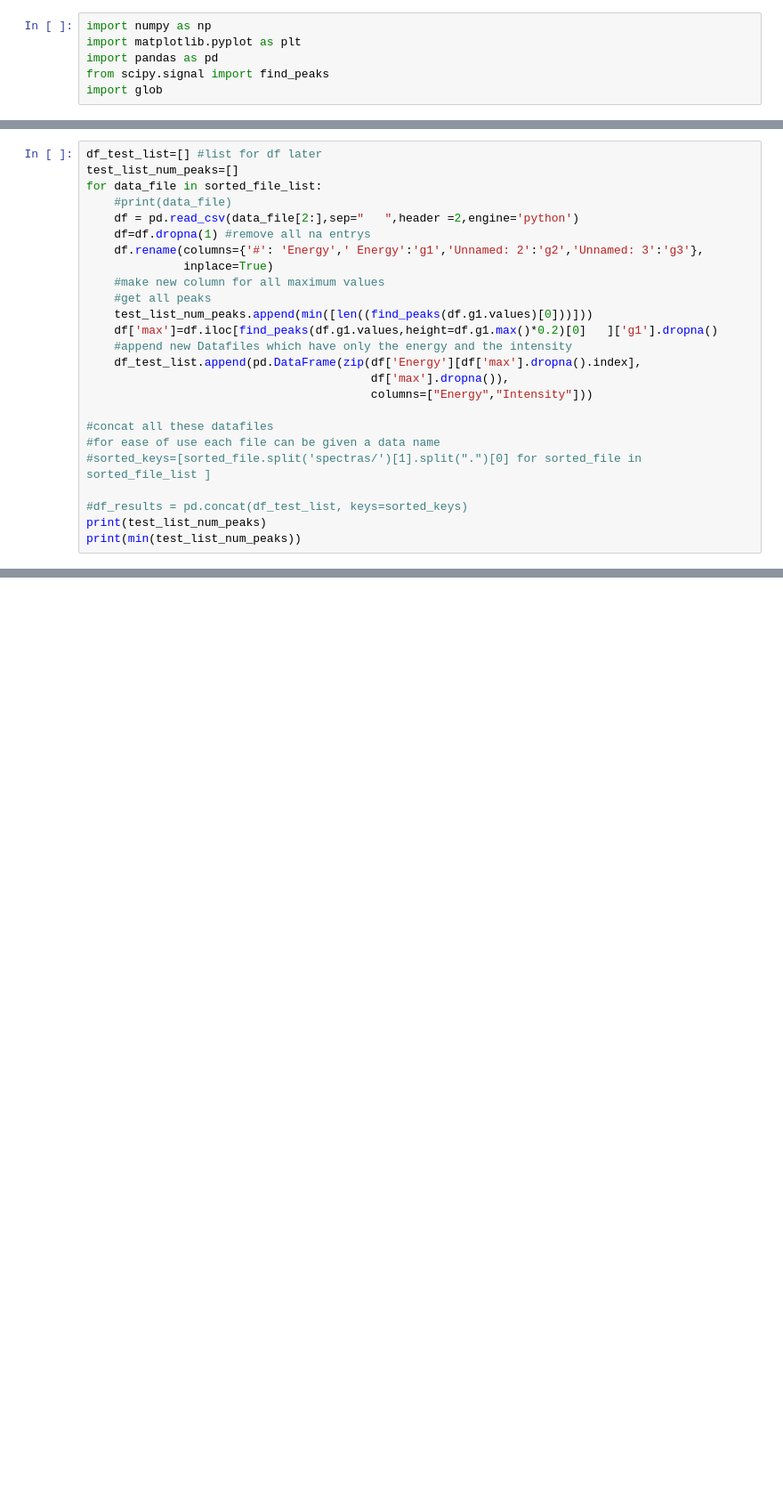
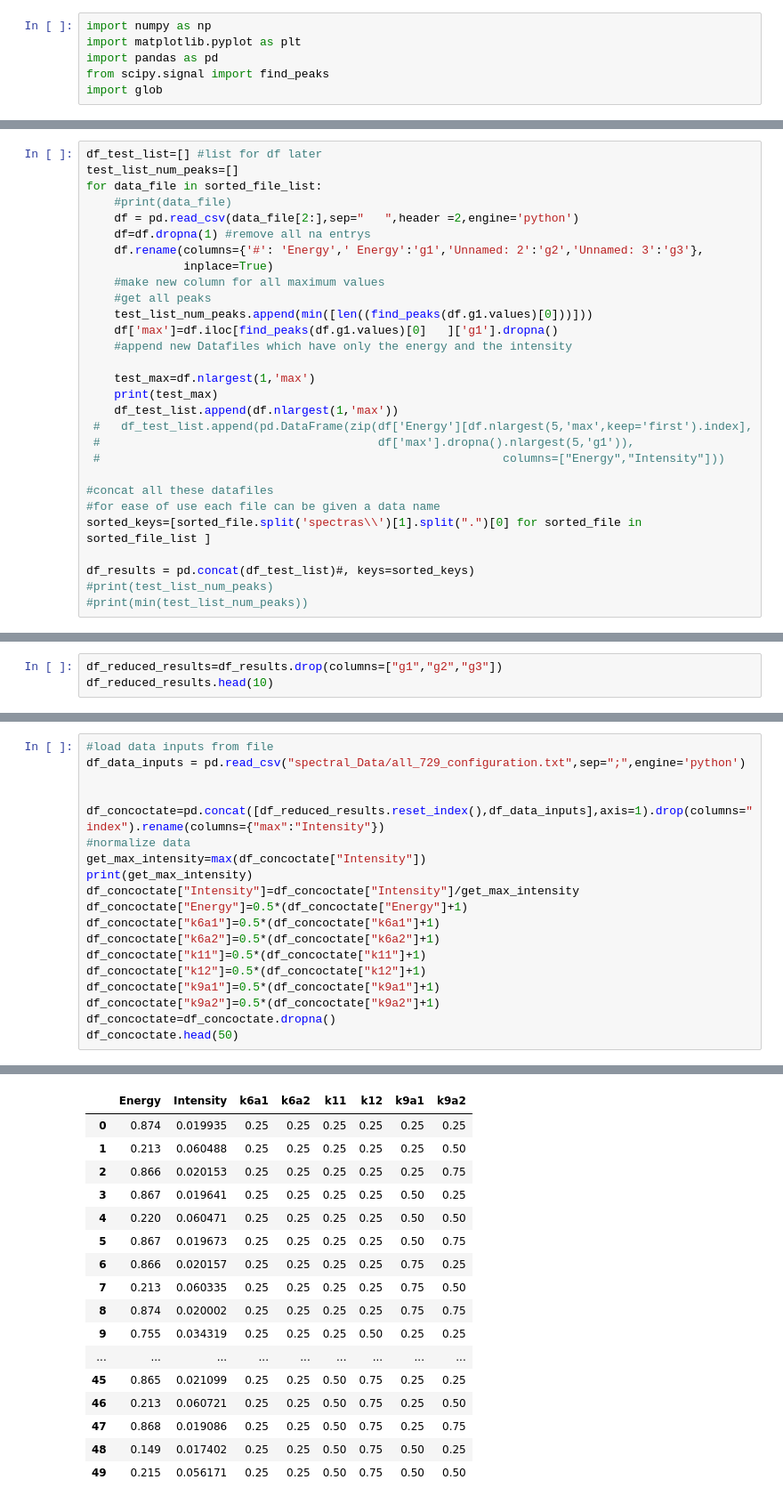
Before and after one commit to GwydionJon/EN_learn, a Jupyter notebook: Read_Spectrum_V2.ipynb, the cells around one changed output, grey strips where cells are left out. Shown at 89% size. Saved outputs shown, nothing was run; the diff lists cells and outputs as text; blank space fills up the shorter version.

Commit message:
lot of stuff
added ML_one maximum and corresponding data generation (read_spectrum_V2)

```diff
--- a/Read_Spectrum_V2.ipynb
+++ b/Read_Spectrum_V2.ipynb
@@ -37,17 +37,21 @@ for data_file in sorted_file_list:
     #make new column for all maximum values
     #get all peaks
     test_list_num_peaks.append(min([len((find_peaks(df.g1.values)[0]))]))
-    df['max']=df.iloc[find_peaks(df.g1.values,height=df.g1.max()*0.2)[0]   ]['g1'].dropna()
+    df['max']=df.iloc[find_peaks(df.g1.values)[0]   ]['g1'].dropna()
     #append new Datafiles which have only the energy and the intensity
-    df_test_list.append(pd.DataFrame(zip(df['Energy'][df['max'].dropna().index],
-                                         df['max'].dropna()),
-                                         columns=["Energy","Intensity"]))
+
+    test_max=df.nlargest(1,'max')
+    print(test_max)
+    df_test_list.append(df.nlargest(1,'max'))
+ #   df_test_list.append(pd.DataFrame(zip(df['Energy'][df.nlargest(5,'max',keep='first').index],
+ #                                        df['max'].dropna().nlargest(5,'g1')),
+ #                                                          columns=["Energy","Intensity"]))
 
 #concat all these datafiles
 #for ease of use each file can be given a data name
-#sorted_keys=[sorted_file.split('spectras/')[1].split(".")[0] for sorted_file in sorted_file_list ]
+sorted_keys=[sorted_file.split('spectras\\')[1].split(".")[0] for sorted_file in sorted_file_list ]
 
-#df_results = pd.concat(df_test_list, keys=sorted_keys)
-print(test_list_num_peaks)
-print(min(test_list_num_peaks))
+df_results = pd.concat(df_test_list)#, keys=sorted_keys)
+#print(test_list_num_peaks)
+#print(min(test_list_num_peaks))
 # %% [output]
@@ -60,0 +75,3 @@ df_data_inputs = pd.read_csv("spectral_Data/all_729_configuration.txt",sep=";",e
+# %%
+df_reduced_results=df_results.drop(columns=["g1","g2","g3"])
+df_reduced_results.head(10)
@@ -60,0 +90,20 @@ df_data_inputs = pd.read_csv("spectral_Data/all_729_configuration.txt",sep=";",e
+# %%
+#load data inputs from file
+df_data_inputs = pd.read_csv("spectral_Data/all_729_configuration.txt",sep=";",engine='python')
+
+
+df_concoctate=pd.concat([df_reduced_results.reset_index(),df_data_inputs],axis=1).drop(columns="index").rename(columns={"max":"Intensity"})
+#normalize data
+get_max_intensity=max(df_concoctate["Intensity"])
+print(get_max_intensity)
+df_concoctate["Intensity"]=df_concoctate["Intensity"]/get_max_intensity
+df_concoctate["Energy"]=0.5*(df_concoctate["Energy"]+1)
+df_concoctate["k6a1"]=0.5*(df_concoctate["k6a1"]+1)
+df_concoctate["k6a2"]=0.5*(df_concoctate["k6a2"]+1)
+df_concoctate["k11"]=0.5*(df_concoctate["k11"]+1)
+df_concoctate["k12"]=0.5*(df_concoctate["k12"]+1)
+df_concoctate["k9a1"]=0.5*(df_concoctate["k9a1"]+1)
+df_concoctate["k9a2"]=0.5*(df_concoctate["k9a2"]+1)
+df_concoctate=df_concoctate.dropna()
+df_concoctate.head(50)
+# %% [output]
@@ -61,2 +111,19 @@ df_data_inputs = pd.read_csv("spectral_Data/all_729_configuration.txt",sep=";",e
+|  | Energy | Intensity | k6a1 | k6a2 | k11 | k12 | k9a1 | k9a2 |
+| 0 | 0.874 | 0.019935 | 0.25 | 0.25 | 0.25 | 0.25 | 0.25 | 0.25 |
+| 1 | 0.213 | 0.060488 | 0.25 | 0.25 | 0.25 | 0.25 | 0.25 | 0.50 |
+| 2 | 0.866 | 0.020153 | 0.25 | 0.25 | 0.25 | 0.25 | 0.25 | 0.75 |
+| 3 | 0.867 | 0.019641 | 0.25 | 0.25 | 0.25 | 0.25 | 0.50 | 0.25 |
+| 4 | 0.220 | 0.060471 | 0.25 | 0.25 | 0.25 | 0.25 | 0.50 | 0.50 |
+| 5 | 0.867 | 0.019673 | 0.25 | 0.25 | 0.25 | 0.25 | 0.50 | 0.75 |
+| 6 | 0.866 | 0.020157 | 0.25 | 0.25 | 0.25 | 0.25 | 0.75 | 0.25 |
+| 7 | 0.213 | 0.060335 | 0.25 | 0.25 | 0.25 | 0.25 | 0.75 | 0.50 |
+| 8 | 0.874 | 0.020002 | 0.25 | 0.25 | 0.25 | 0.25 | 0.75 | 0.75 |
+| 9 | 0.755 | 0.034319 | 0.25 | 0.25 | 0.25 | 0.50 | 0.25 | 0.25 |
+| ... | ... | ... | ... | ... | ... | ... | ... | ... |
+| 45 | 0.865 | 0.021099 | 0.25 | 0.25 | 0.50 | 0.75 | 0.25 | 0.25 |
+| 46 | 0.213 | 0.060721 | 0.25 | 0.25 | 0.50 | 0.75 | 0.25 | 0.50 |
+| 47 | 0.868 | 0.019086 | 0.25 | 0.25 | 0.50 | 0.75 | 0.25 | 0.75 |
+| 48 | 0.149 | 0.017402 | 0.25 | 0.25 | 0.50 | 0.75 | 0.50 | 0.25 |
+| 49 | 0.215 | 0.056171 | 0.25 | 0.25 | 0.50 | 0.75 | 0.50 | 0.50 |
 # %%
 #save to csv data for easier accsess
```
Also changed, not shown: parts of 10 cells of this notebook, 6 other files.
